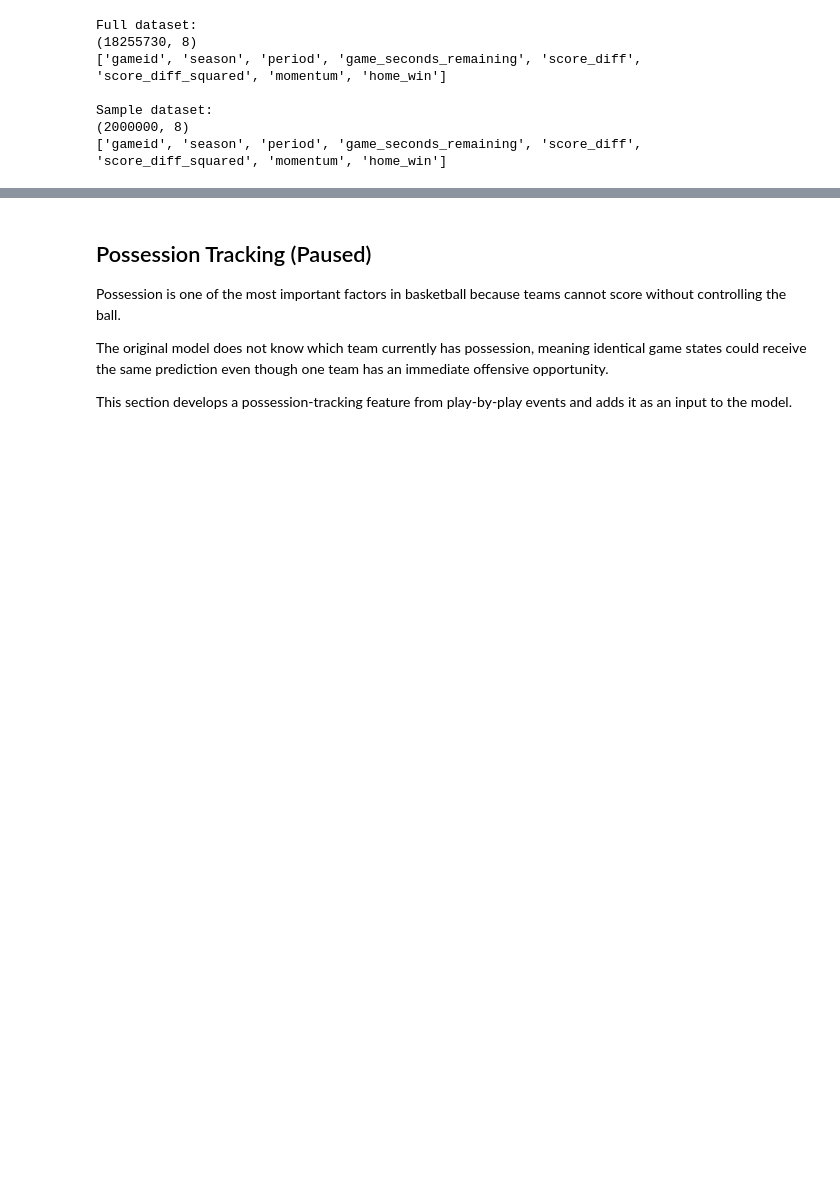
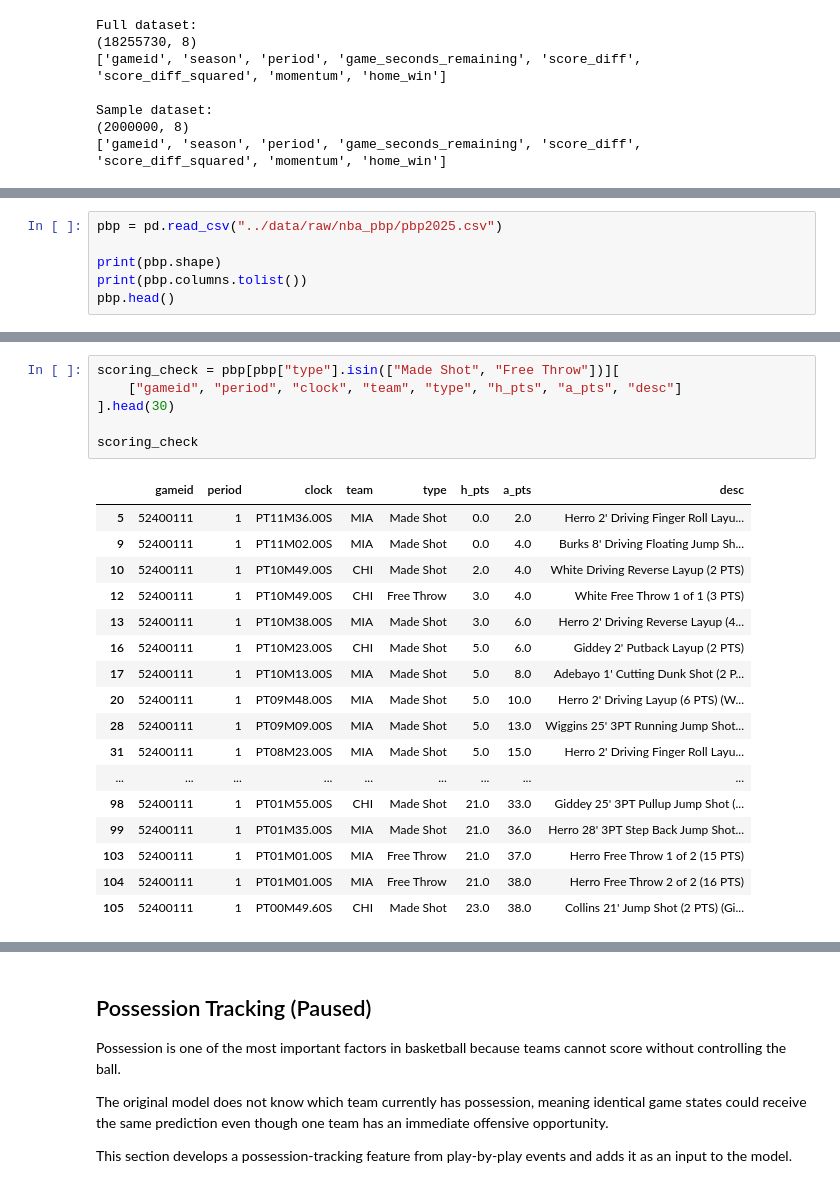
Before and after one commit to monish-3110/NBA-Win-Probability, a Jupyter notebook: notebooks/04_advanced_feature_engineering.ipynb, the cells around one changed output, grey strips where cells are left out. Saved outputs shown, nothing was run; the diff lists cells and outputs as text; blank space fills up the shorter version.

```diff
--- a/notebooks/04_advanced_feature_engineering.ipynb
+++ b/notebooks/04_advanced_feature_engineering.ipynb
@@ -52,0 +261,6 @@ Sample dataset:
+# %%
+pbp = pd.read_csv("../data/raw/nba_pbp/pbp2025.csv")
+
+print(pbp.shape)
+print(pbp.columns.tolist())
+pbp.head()
@@ -52,0 +316,24 @@ Sample dataset:
+# %%
+scoring_check = pbp[pbp["type"].isin(["Made Shot", "Free Throw"])][
+    ["gameid", "period", "clock", "team", "type", "h_pts", "a_pts", "desc"]
+].head(30)
+
+scoring_check
+# %% [output]
+|  | gameid | period | clock | team | type | h_pts | a_pts | desc |
+| 5 | 52400111 | 1 | PT11M36.00S | MIA | Made Shot | 0.0 | 2.0 | Herro 2' Driving Finger Roll Layu... |
+| 9 | 52400111 | 1 | PT11M02.00S | MIA | Made Shot | 0.0 | 4.0 | Burks 8' Driving Floating Jump Sh... |
+| 10 | 52400111 | 1 | PT10M49.00S | CHI | Made Shot | 2.0 | 4.0 | White Driving Reverse Layup (2 PTS) |
+| 12 | 52400111 | 1 | PT10M49.00S | CHI | Free Throw | 3.0 | 4.0 | White Free Throw 1 of 1 (3 PTS) |
+| 13 | 52400111 | 1 | PT10M38.00S | MIA | Made Shot | 3.0 | 6.0 | Herro 2' Driving Reverse Layup (4... |
+| 16 | 52400111 | 1 | PT10M23.00S | CHI | Made Shot | 5.0 | 6.0 | Giddey 2' Putback Layup (2 PTS) |
+| 17 | 52400111 | 1 | PT10M13.00S | MIA | Made Shot | 5.0 | 8.0 | Adebayo 1' Cutting Dunk Shot (2 P... |
+| 20 | 52400111 | 1 | PT09M48.00S | MIA | Made Shot | 5.0 | 10.0 | Herro 2' Driving Layup (6 PTS) (W... |
+| 28 | 52400111 | 1 | PT09M09.00S | MIA | Made Shot | 5.0 | 13.0 | Wiggins 25' 3PT Running Jump Shot... |
+| 31 | 52400111 | 1 | PT08M23.00S | MIA | Made Shot | 5.0 | 15.0 | Herro 2' Driving Finger Roll Layu... |
+| ... | ... | ... | ... | ... | ... | ... | ... | ... |
+| 98 | 52400111 | 1 | PT01M55.00S | CHI | Made Shot | 21.0 | 33.0 | Giddey 25' 3PT Pullup Jump Shot (... |
+| 99 | 52400111 | 1 | PT01M35.00S | MIA | Made Shot | 21.0 | 36.0 | Herro 28' 3PT Step Back Jump Shot... |
+| 103 | 52400111 | 1 | PT01M01.00S | MIA | Free Throw | 21.0 | 37.0 | Herro Free Throw 1 of 2 (15 PTS) |
+| 104 | 52400111 | 1 | PT01M01.00S | MIA | Free Throw | 21.0 | 38.0 | Herro Free Throw 2 of 2 (16 PTS) |
+| 105 | 52400111 | 1 | PT00M49.60S | CHI | Made Shot | 23.0 | 38.0 | Collins 21' Jump Shot (2 PTS) (Gi... |
```
Also changed, not shown: parts of 31 cells of this notebook, 4 other files.
